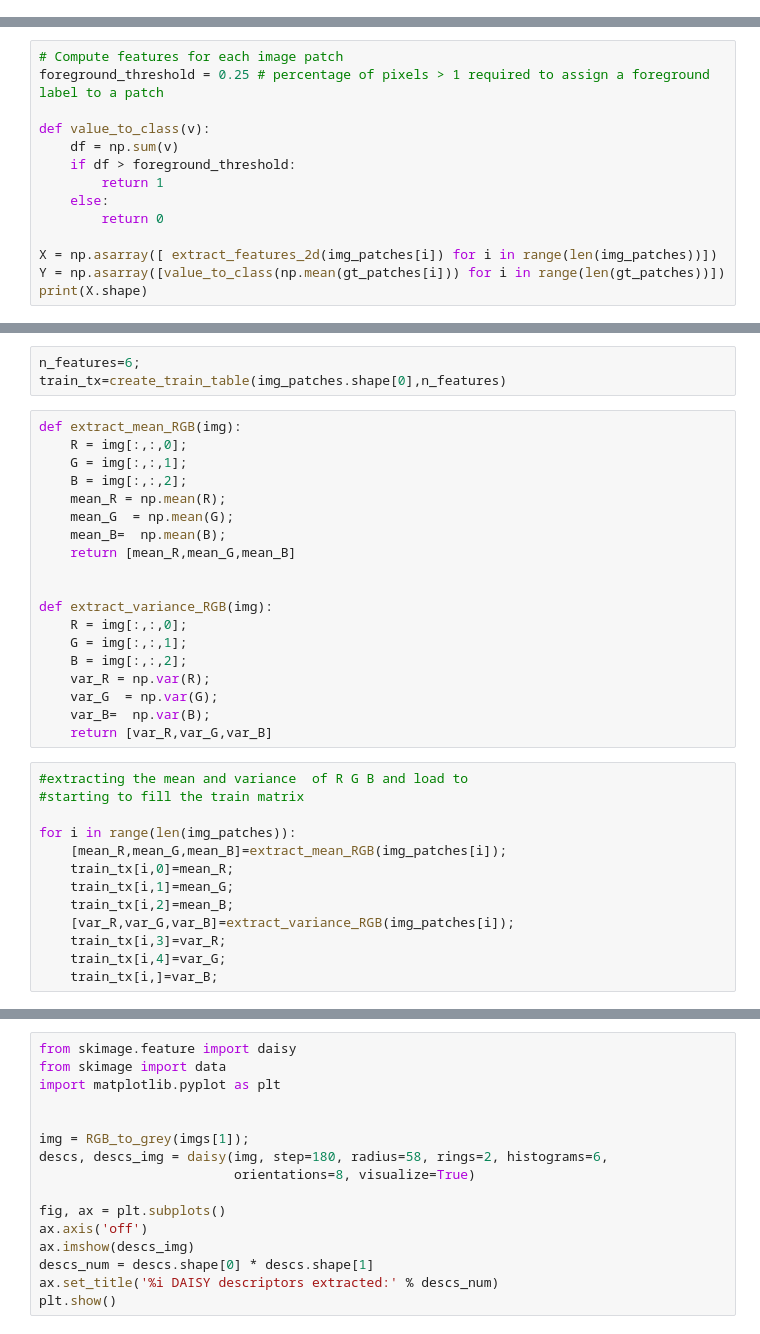
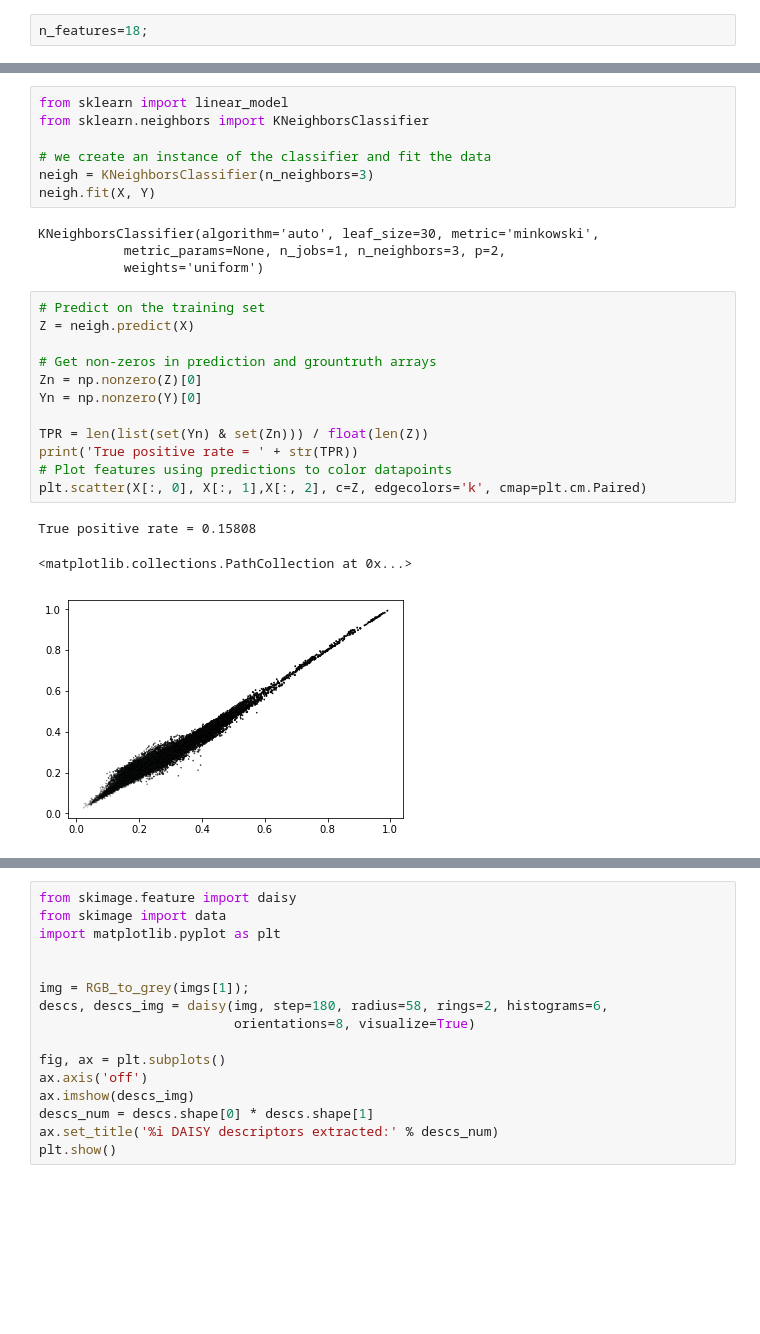
Before and after one commit to LucaZampieri/LMO_ML, a Jupyter notebook: project2/project_Matteo/pre_processing_1.ipynb, the cells around one changed output, grey strips where cells are left out. Cells and saved outputs as stored; diff of their text form; blank space fills up the shorter version.

Commit message:
k nearest neighbour

```diff
--- a/project2/project_Matteo/pre_processing_1.ipynb
+++ b/project2/project_Matteo/pre_processing_1.ipynb
@@ -80,3 +94,5 @@ def extract_img_features(filename):
+# %%
+n_features=18;
 # %%
 # Loaded a set of images
 root_dir = "training/"
@@ -138,14 +267,0 @@ feat_m
-# %%
-# Compute features for each image patch
-foreground_threshold = 0.25 # percentage of pixels > 1 required to assign a foreground label to a patch
-
-def value_to_class(v):
-    df = np.sum(v)
-    if df > foreground_threshold:
-        return 1
-    else:
-        return 0
-
-X = np.asarray([ extract_features_2d(img_patches[i]) for i in range(len(img_patches))])
-Y = np.asarray([value_to_class(np.mean(gt_patches[i])) for i in range(len(gt_patches))])
-print(X.shape)
@@ -165,35 +268,27 @@ def add_feature(train_tx,new_column_feature):
-# %%
-n_features=6;
-train_tx=create_train_table(img_patches.shape[0],n_features)
-# %%
-def extract_mean_RGB(img):
-    R = img[:,:,0];
-    G = img[:,:,1];
-    B = img[:,:,2];
-    mean_R = np.mean(R);
-    mean_G  = np.mean(G);
-    mean_B=  np.mean(B);
-    return [mean_R,mean_G,mean_B]
-
-
-def extract_variance_RGB(img):
-    R = img[:,:,0];
-    G = img[:,:,1];
-    B = img[:,:,2];
-    var_R = np.var(R);
-    var_G  = np.var(G);
-    var_B=  np.var(B);
-    return [var_R,var_G,var_B]
-# %%
-#extracting the mean and variance  of R G B and load to
-#starting to fill the train matrix
-
-for i in range(len(img_patches)):
-    [mean_R,mean_G,mean_B]=extract_mean_RGB(img_patches[i]);
-    train_tx[i,0]=mean_R;
-    train_tx[i,1]=mean_G;
-    train_tx[i,2]=mean_B;
-    [var_R,var_G,var_B]=extract_variance_RGB(img_patches[i]);
-    train_tx[i,3]=var_R;
-    train_tx[i,4]=var_G;
-    train_tx[i,]=var_B;
+# %%
+from sklearn import linear_model
+from sklearn.neighbors import KNeighborsClassifier
+
+# we create an instance of the classifier and fit the data
+neigh = KNeighborsClassifier(n_neighbors=3)
+neigh.fit(X, Y)
+# %% [output]
+KNeighborsClassifier(algorithm='auto', leaf_size=30, metric='minkowski',
+           metric_params=None, n_jobs=1, n_neighbors=3, p=2,
+           weights='uniform')
+# %%
+# Predict on the training set
+Z = neigh.predict(X)
+
+# Get non-zeros in prediction and grountruth arrays
+Zn = np.nonzero(Z)[0]
+Yn = np.nonzero(Y)[0]
+
+TPR = len(list(set(Yn) & set(Zn))) / float(len(Z))
+print('True positive rate = ' + str(TPR))
+# Plot features using predictions to color datapoints
+plt.scatter(X[:, 0], X[:, 1],X[:, 2], c=Z, edgecolors='k', cmap=plt.cm.Paired)
+# %% [output]
+True positive rate = 0.15808
+<matplotlib.collections.PathCollection at 0x...>
+[figure, added]
```
Also changed, not shown: parts of 20 cells of this notebook, 13 other files.
